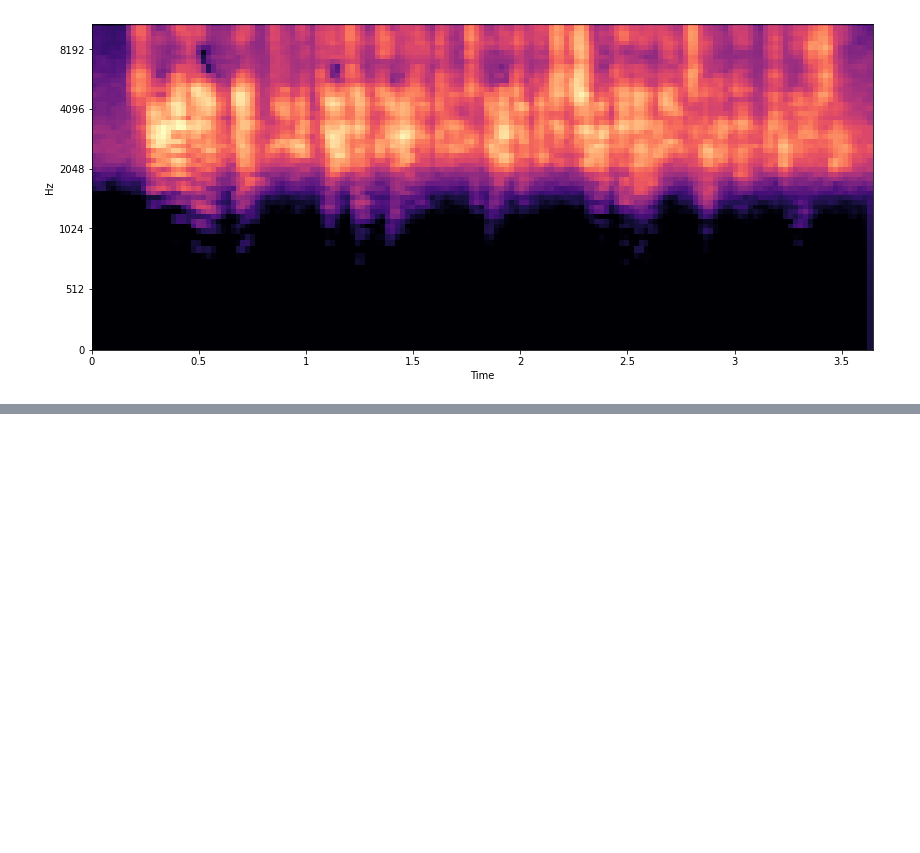
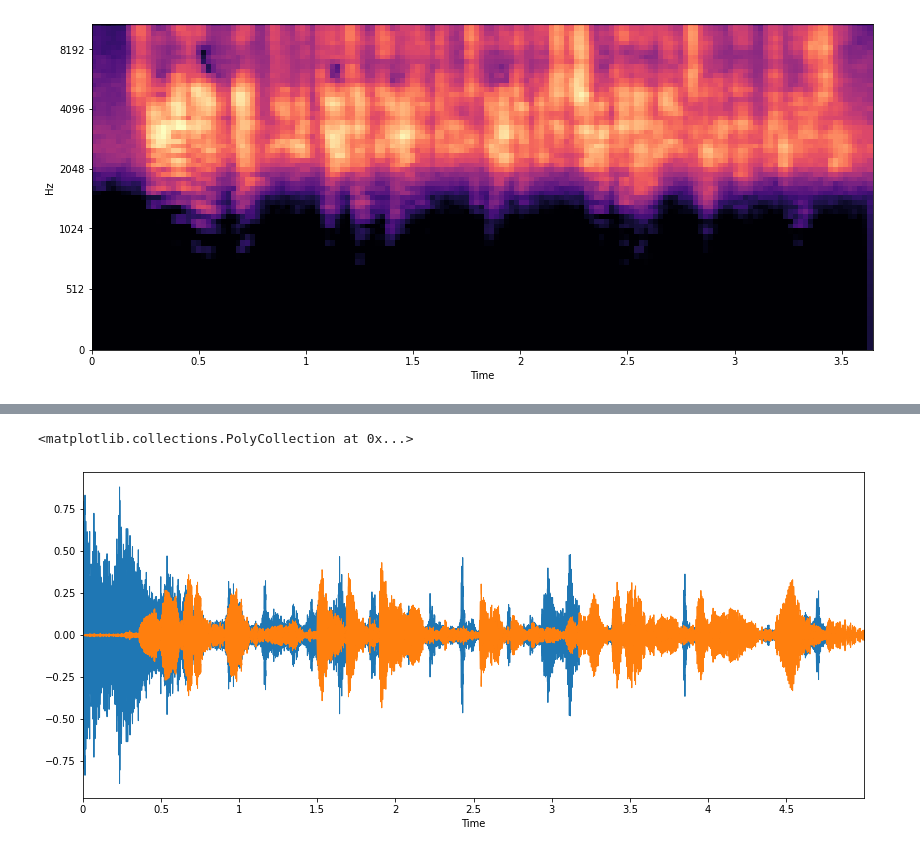
Before and after one commit to zashin-AI/JongHo, a Jupyter notebook: Denoise/Methods_for_sound_noise_reduction.ipynb, the cells around one changed output, grey strips where cells are left out. Cells and saved outputs as stored; diff of their text form; code cells hidden in the pictures; blank space fills up the shorter version.

```diff
--- a/Methods_for_sound_noise_reduction.ipynb
+++ b/Denoise/Methods_for_sound_noise_reduction.ipynb
@@ -118,0 +144,6 @@ sd.play(yf2, sr)
+# %%
+librosa.display.waveplot(yp2, sr=sr, x_axis='time')
+librosa.display.waveplot(y2, sr=sr, x_axis='time')
+# %% [output]
+<matplotlib.collections.PolyCollection at 0x...>
+[figure, added]
```
Also changed, not shown: parts of 8 cells of this notebook, 2 other files.
